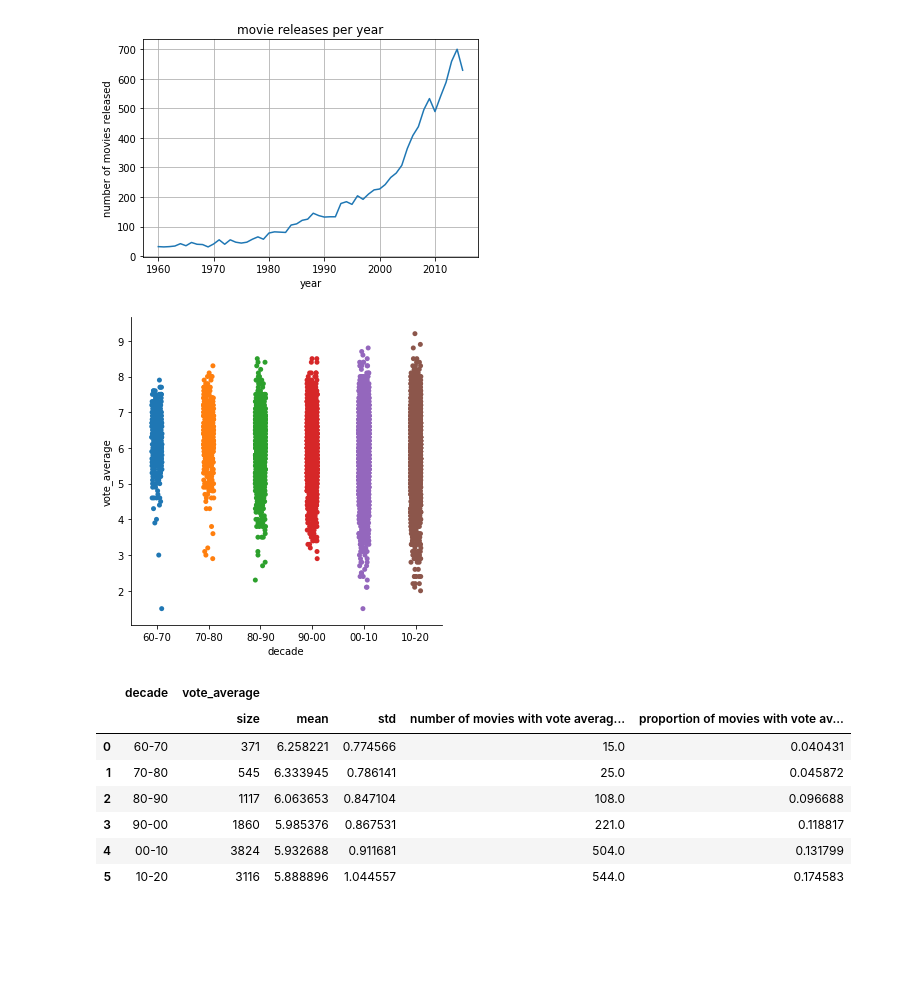
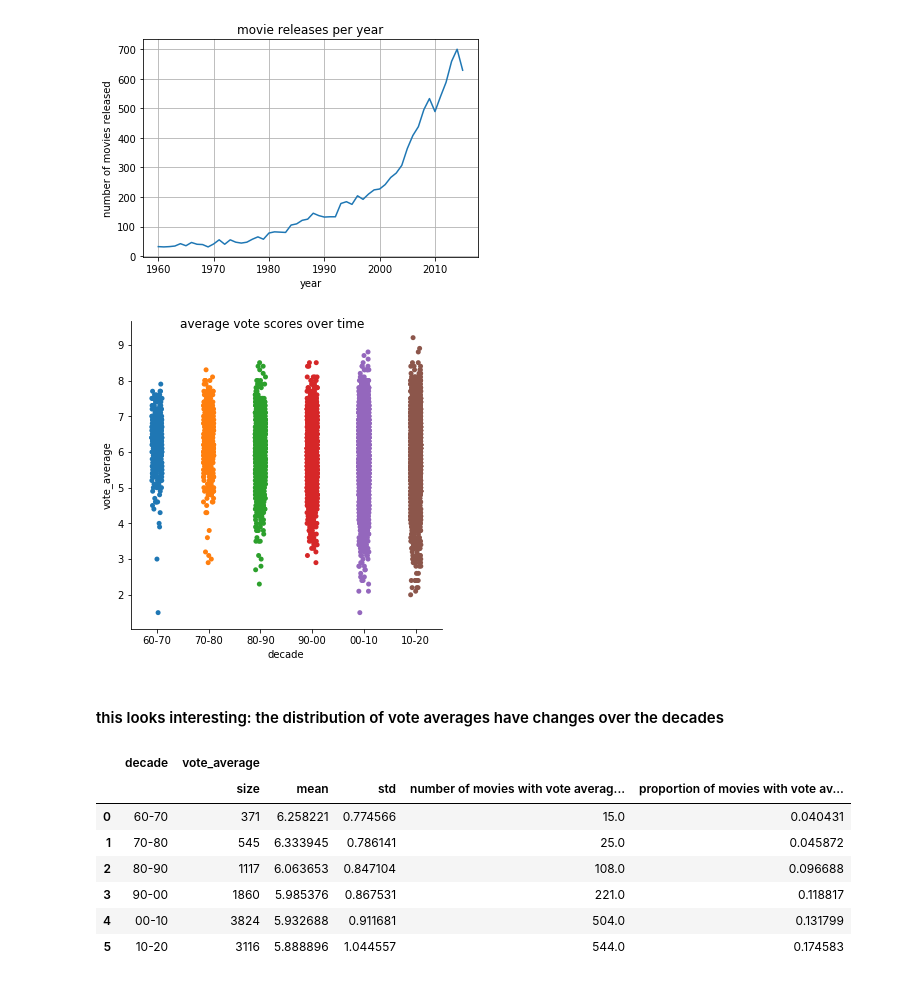
Before and after one commit to schlechu/movies_exploration, a Jupyter notebook: tmdb_exploration.ipynb, the cells around one changed output. Saved outputs shown, nothing was run; the diff lists cells and outputs as text; code cells hidden in the pictures; blank space fills up the shorter version.

```diff
--- a/tmdb_exploration.ipynb
+++ b/tmdb_exploration.ipynb
@@ -330,7 +350,10 @@ plt.show()
 df['decade'] = pd.cut(df['release_year'], range(1960,2021,10), labels=['60-70','70-80','80-90','90-00','00-10','10-20'])
 # %%
 # plot vote averages for all movies released per decade
-sns.catplot(y="vote_average", x="decade", data=df);
+g = sns.catplot(y="vote_average", x="decade", data=df)
+g.fig.suptitle('average vote scores over time');
 # %% [output]
-[figure, old version]
+[figure, new version]
+# %% [markdown]
+#### this looks interesting: the distribution of vote averages have changes over the decades
 # %%
```
Also changed, not shown: parts of 15 cells of this notebook.
